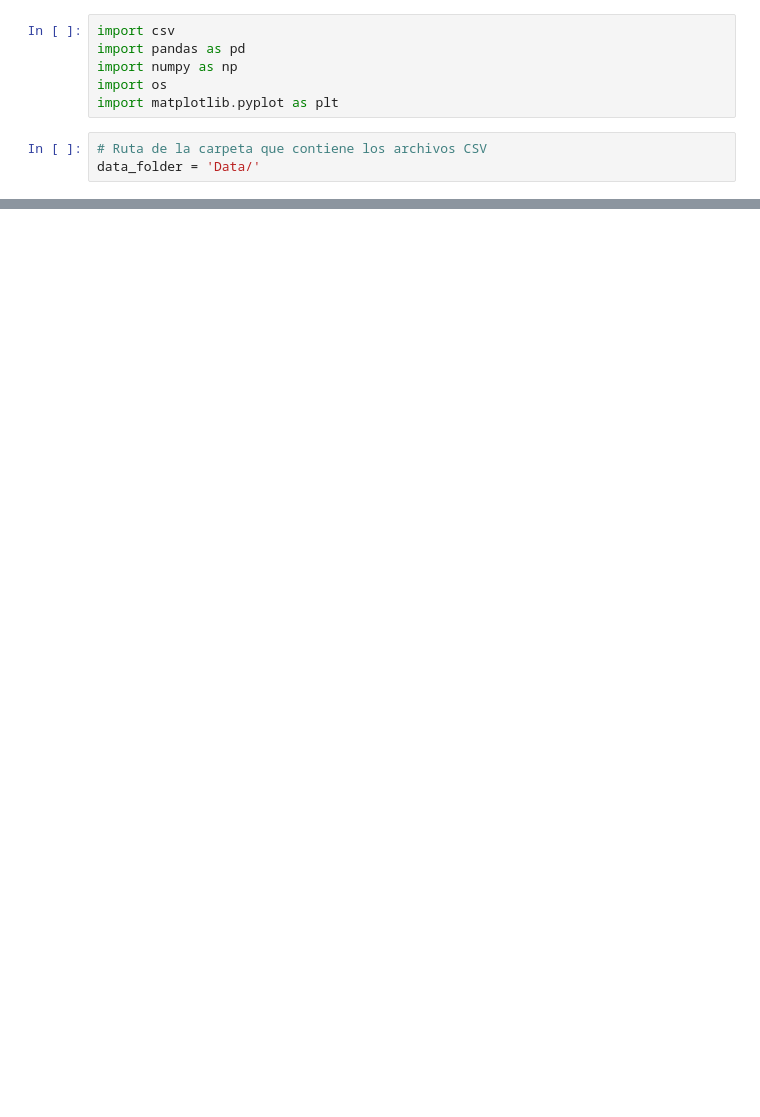
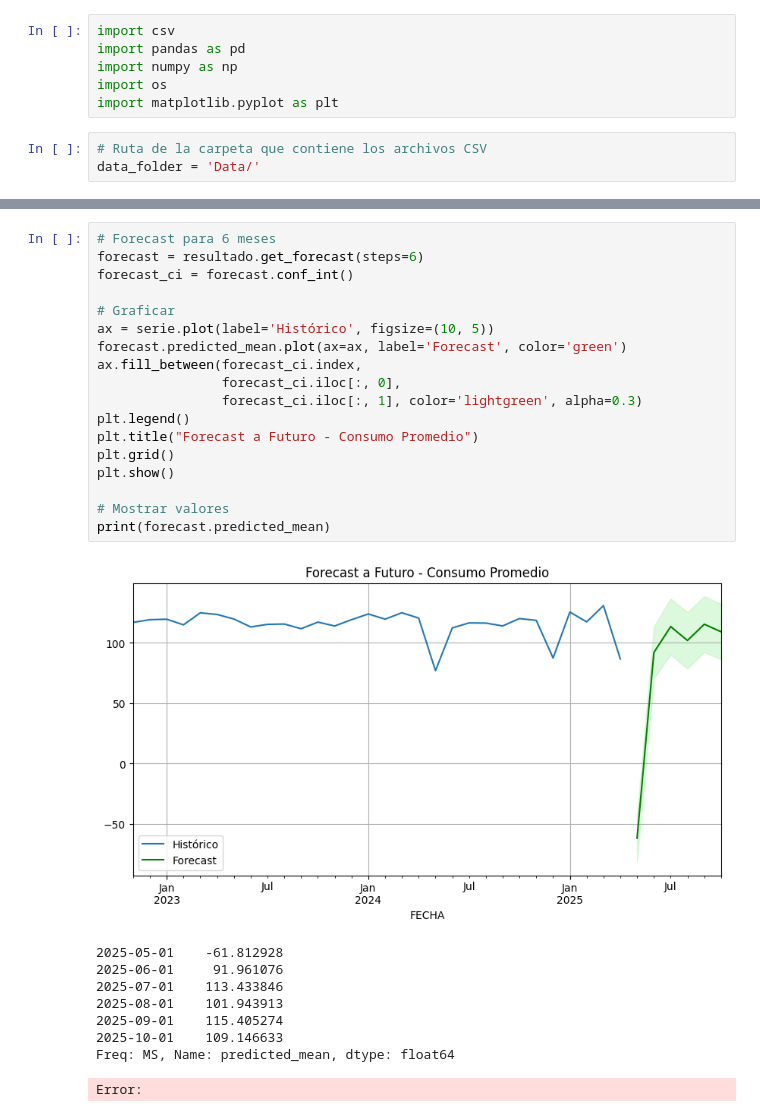
Before and after one commit to Daniel-Escriba/Integrated-Project, a Jupyter notebook: Integrador.ipynb, the cells around one changed output, grey strips where cells are left out. Saved outputs shown, nothing was run; the diff lists cells and outputs as text; blank space fills up the shorter version.

```diff
--- a/Integrador.ipynb
+++ b/Integrador.ipynb
@@ -96,0 +310,28 @@ Windows-1252
+# %%
+# Forecast para 6 meses
+forecast = resultado.get_forecast(steps=6)
+forecast_ci = forecast.conf_int()
+
+# Graficar
+ax = serie.plot(label='Histórico', figsize=(10, 5))
+forecast.predicted_mean.plot(ax=ax, label='Forecast', color='green')
+ax.fill_between(forecast_ci.index,
+                forecast_ci.iloc[:, 0],
+                forecast_ci.iloc[:, 1], color='lightgreen', alpha=0.3)
+plt.legend()
+plt.title("Forecast a Futuro - Consumo Promedio")
+plt.grid()
+plt.show()
+
+# Mostrar valores
+print(forecast.predicted_mean)
+# %% [output]
+[figure, added]
+2025-05-01    -61.812928
+2025-06-01     91.961076
+2025-07-01    113.433846
+2025-08-01    101.943913
+2025-09-01    115.405274
+2025-10-01    109.146633
+Freq: MS, Name: predicted_mean, dtype: float64
+Error:
```
Also changed, not shown: parts of 16 cells of this notebook, 5 other files.
